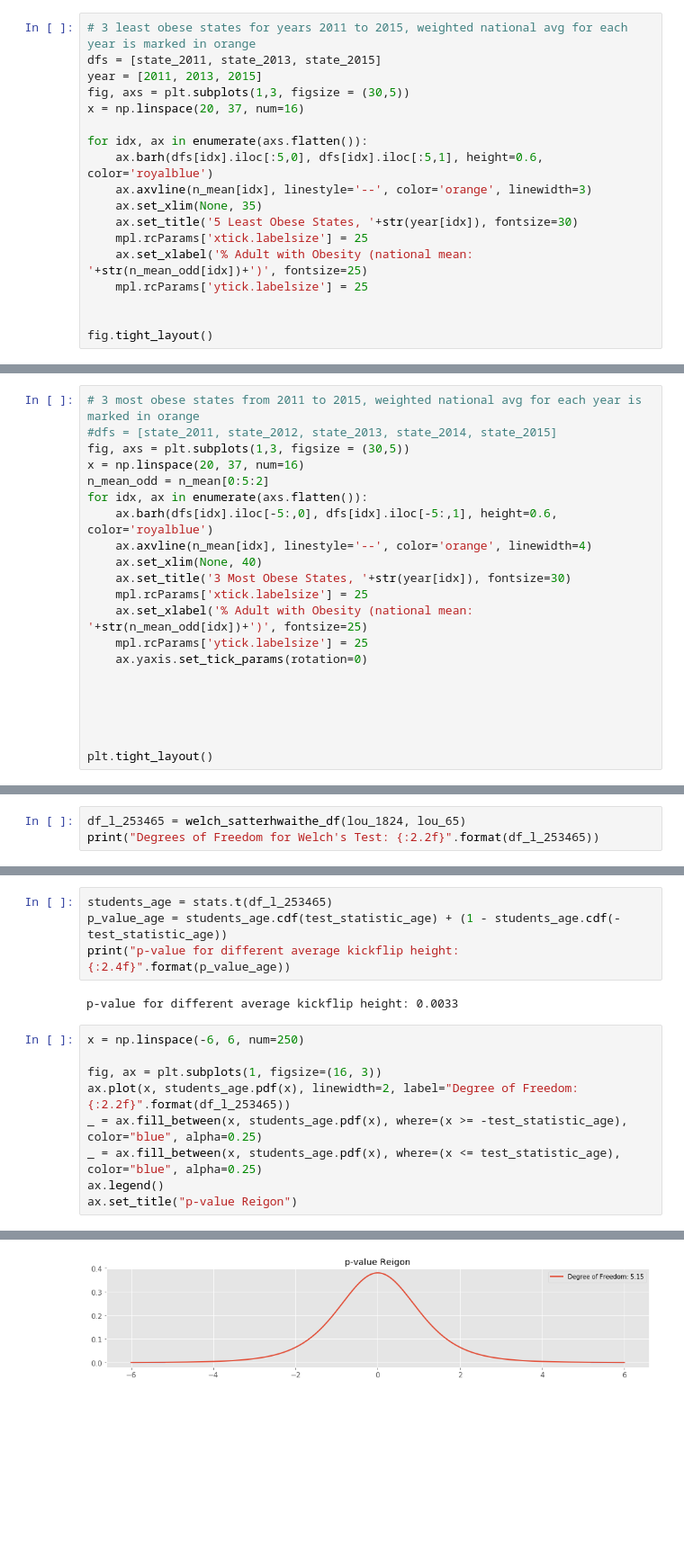
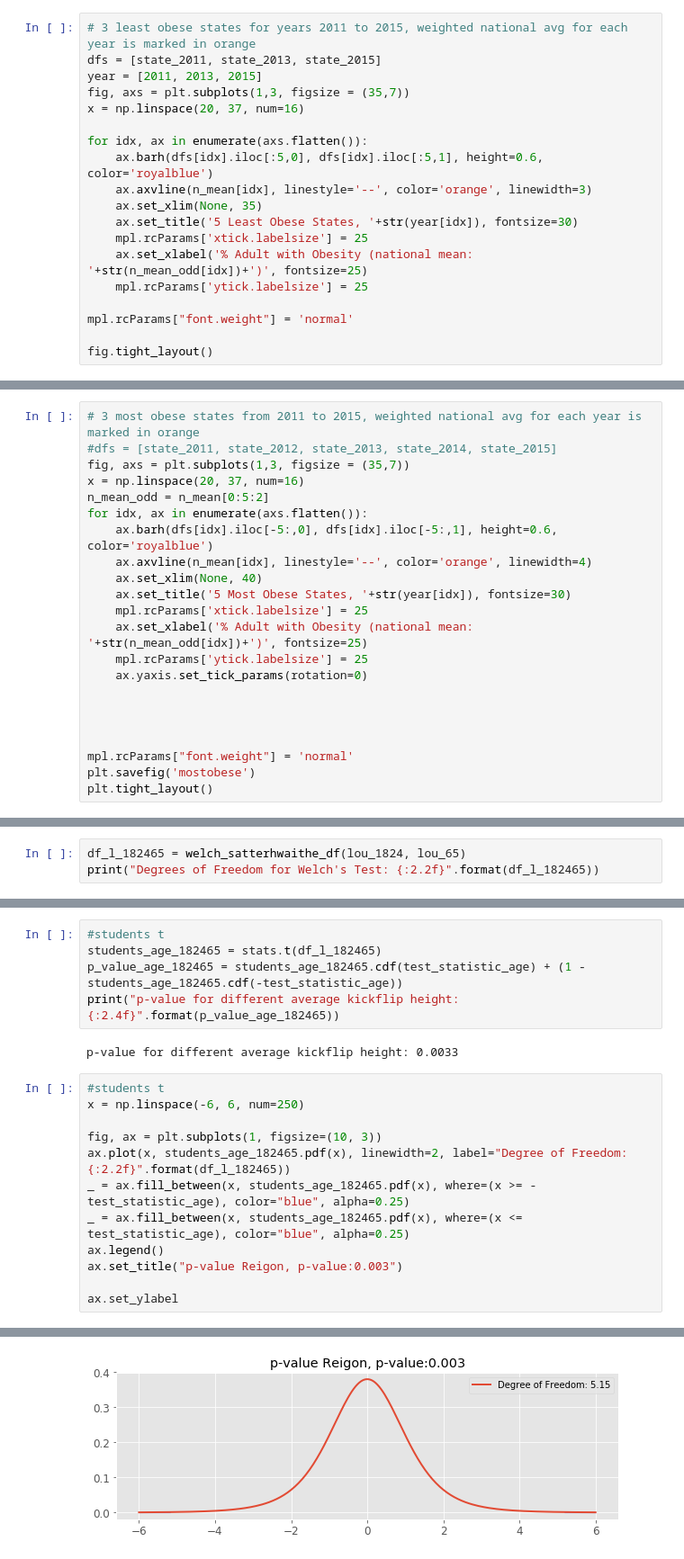
Before and after one commit to jiexiqu/obesityintheus, a Jupyter notebook: eda_hypothesis testing_clean.ipynb, the cells around one changed output, grey strips where cells are left out. Shown at 90% size. Saved outputs shown, nothing was run; the diff lists cells and outputs as text; blank space fills up the shorter version.

```diff
--- a/eda_hypothesis testing_clean.ipynb
+++ b/eda_hypothesis testing_clean.ipynb
@@ -177,7 +181,7 @@ Name: Data_Value, dtype: float64
 # 3 least obese states for years 2011 to 2015, weighted national avg for each year is marked in orange
 dfs = [state_2011, state_2013, state_2015]
 year = [2011, 2013, 2015]
-fig, axs = plt.subplots(1,3, figsize = (30,5))
+fig, axs = plt.subplots(1,3, figsize = (35,7))
 x = np.linspace(20, 37, num=16)
 
 for idx, ax in enumerate(axs.flatten()):
@@ -189,6 +193,7 @@ for idx, ax in enumerate(axs.flatten()):
     ax.set_xlabel('% Adult with Obesity (national mean: '+str(n_mean_odd[idx])+')', fontsize=25)
     mpl.rcParams['ytick.labelsize'] = 25
 
+mpl.rcParams["font.weight"] = 'normal'
 
 fig.tight_layout()
 # %% [output]
@@ -196,14 +201,14 @@ fig.tight_layout()
 # %%
 # 3 most obese states from 2011 to 2015, weighted national avg for each year is marked in orange
 #dfs = [state_2011, state_2012, state_2013, state_2014, state_2015]
-fig, axs = plt.subplots(1,3, figsize = (30,5))
+fig, axs = plt.subplots(1,3, figsize = (35,7))
 x = np.linspace(20, 37, num=16)
 n_mean_odd = n_mean[0:5:2]
 for idx, ax in enumerate(axs.flatten()):
     ax.barh(dfs[idx].iloc[-5:,0], dfs[idx].iloc[-5:,1], height=0.6, color='royalblue')
     ax.axvline(n_mean[idx], linestyle='--', color='orange', linewidth=4)
     ax.set_xlim(None, 40)
-    ax.set_title('3 Most Obese States, '+str(year[idx]), fontsize=30)
+    ax.set_title('5 Most Obese States, '+str(year[idx]), fontsize=30)
     mpl.rcParams['xtick.labelsize'] = 25
     ax.set_xlabel('% Adult with Obesity (national mean: '+str(n_mean_odd[idx])+')', fontsize=25)
     mpl.rcParams['ytick.labelsize'] = 25
@@ -212,6 +217,7 @@ for idx, ax in enumerate(axs.flatten()):
 
 
 
-
+mpl.rcParams["font.weight"] = 'normal'
+plt.savefig('mostobese')
 plt.tight_layout()
 # %% [output]
@@ -1008,7 +1027,7 @@ print("Welch Test Statistic: {:2.2f}".format(test_statistic_age))
 # %% [output]
 Welch Test Statistic: -5.15
 # %%
-df_l_253465 = welch_satterhwaithe_df(lou_1824, lou_65)
-print("Degrees of Freedom for Welch's Test: {:2.2f}".format(df_l_253465))
+df_l_182465 = welch_satterhwaithe_df(lou_1824, lou_65)
+print("Degrees of Freedom for Welch's Test: {:2.2f}".format(df_l_182465))
 # %% [output]
 Degrees of Freedom for Welch's Test: 5.15
@@ -1015,16 +1042,20 @@ Degrees of Freedom for Welch's Test: 5.15
 # %%
-students_age = stats.t(df_l_253465)
-p_value_age = students_age.cdf(test_statistic_age) + (1 - students_age.cdf(-test_statistic_age))
-print("p-value for different average kickflip height: {:2.4f}".format(p_value_age))
+#students t
+students_age_182465 = stats.t(df_l_182465)
+p_value_age_182465 = students_age_182465.cdf(test_statistic_age) + (1 - students_age_182465.cdf(-test_statistic_age))
+print("p-value for different average kickflip height: {:2.4f}".format(p_value_age_182465))
 # %% [output]
 p-value for different average kickflip height: 0.0033
 # %%
+#students t
 x = np.linspace(-6, 6, num=250)
 
-fig, ax = plt.subplots(1, figsize=(16, 3))
-ax.plot(x, students_age.pdf(x), linewidth=2, label="Degree of Freedom: {:2.2f}".format(df_l_253465))
-_ = ax.fill_between(x, students_age.pdf(x), where=(x >= -test_statistic_age), color="blue", alpha=0.25)
-_ = ax.fill_between(x, students_age.pdf(x), where=(x <= test_statistic_age), color="blue", alpha=0.25)
+fig, ax = plt.subplots(1, figsize=(10, 3))
+ax.plot(x, students_age_182465.pdf(x), linewidth=2, label="Degree of Freedom: {:2.2f}".format(df_l_182465))
+_ = ax.fill_between(x, students_age_182465.pdf(x), where=(x >= -test_statistic_age), color="blue", alpha=0.25)
+_ = ax.fill_between(x, students_age_182465.pdf(x), where=(x <= test_statistic_age), color="blue", alpha=0.25)
 ax.legend()
-ax.set_title("p-value Reigon")
+ax.set_title("p-value Reigon, p-value:0.003")
+
+ax.set_ylabel
 # %% [output]
@@ -1032 +1063 @@ Text(0.5,1,'p-value Reigon')
-[figure, old version]
+[figure, new version]
```
Also changed, not shown: parts of 15 cells of this notebook.
